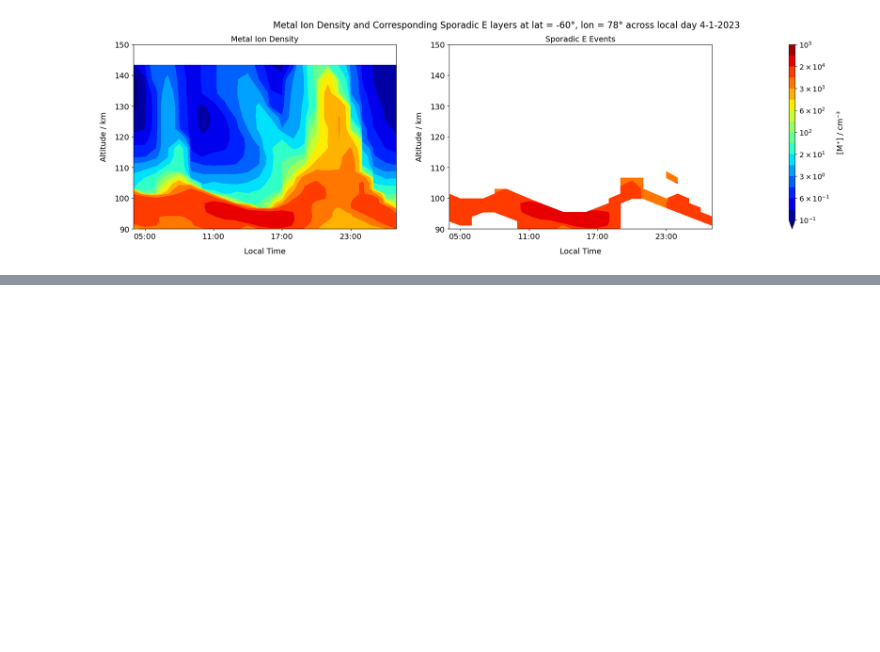
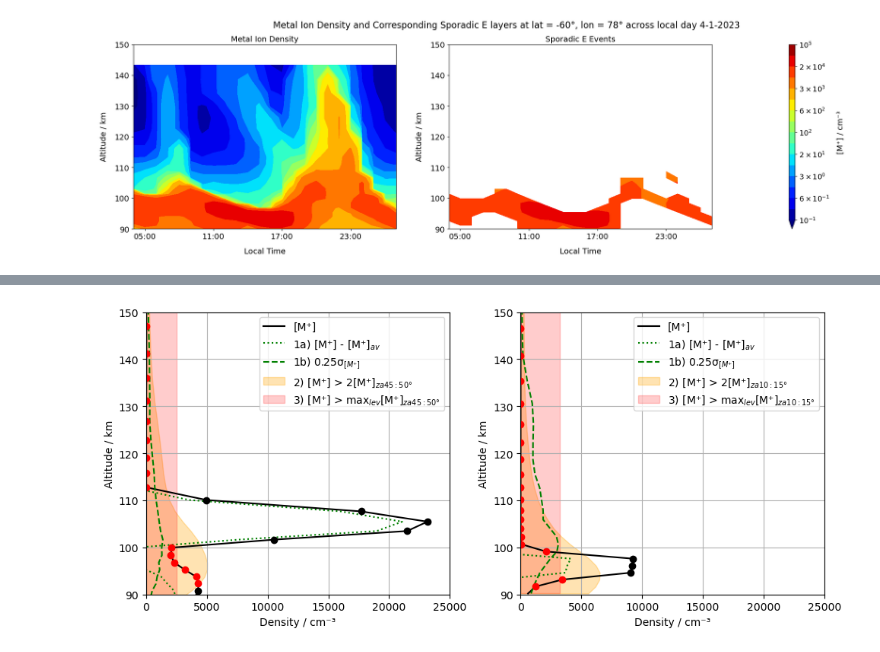
Before and after one commit to CharlieReyno/Sporadic-E-Project, a Jupyter notebook: WACCM_individual_plots.ipynb, the cells around one changed output, grey strips where cells are left out. Saved outputs shown, nothing was run; the diff lists cells and outputs as text; code cells hidden in the pictures; blank space fills up the shorter version.

```diff
--- a/WACCM_individual_plots.ipynb
+++ b/WACCM_individual_plots.ipynb
@@ -221,0 +975,78 @@ plt.show()
+# %%
+
+# Plotting code for the first subplot, 45-50' location
+fig, axes = plt.subplots(nrows=1, ncols=2, figsize=(10, 4.5))
+
+# First subplot ==============================================================================
+
+axes[0].plot(Mptdensns_sel2, alt_sel2, label='[M\u207A]', color='black')
+axes[0].plot((Mptdensns_sel2-Mptdens_nsavg_sel2), alt_sel2, color='green', linestyle='dotted', label='1a) [M\u207A] - [M\u207A]$_{av}$')
+axes[0].plot(0.25*Mptdens_nsstd_sel2, alt_sel2, color='green', linestyle='dashed', label='1b) 0.25\u03C3$_{[M\u207A]}$')
+
+axes[0].set_ylim(90, WACCM_UL)
+
+axes[0].set_xlim(0, 25000)
+
+# Shading under the line 3 * Mptdens_sel
+axes[0].fill_betweenx(alt_sel2, 0, 2 * Mptdens_sel2, color='orange', alpha=0.3, label=f'2) [M\u207A] > 2[M\u207A]$_{{za {int(intlat_sel2.values-2.5)}:{int(intlat_sel2.values+2.5)}\u00B0}}$')
+
+# Calculate maximum of Mptdens_sel over altitude
+max_Mptdens_sel = np.max(Mptdens_sel2)
+
+# Add a vertical line at the maximum value
+axes[0].fill_betweenx(alt_sel2, 0, max_Mptdens_sel, color='red', alpha=0.2, label=f'3) [M\u207A] > max$_{{lev}}$[M\u207A]$_{{za {int(intlat_sel2.values-2.5)}:{int(intlat_sel2.values+2.5)}\u00B0}}$')
+
+
+for i in range(len(alt_sel2) - 1):
+    if Mptdens_nsdiff_sel2[i] < 0.25*Mptdens_nsstd_sel2[i] or Mptdensns_sel2[i] < max_Mptdens_sel or Mptdensns_sel2[i] < 2 * Mptdens_sel2[i]:
+        axes[0].plot(Mptdensns_sel2[i], alt_sel2[i], 'ro')  # Plot red circles
+    else:
+        axes[0].plot(Mptdensns_sel2[i], alt_sel2[i], 'ko')  # Plot black circles
+
+axes[0].set_xlabel('Density / cm\u207B\u00B3')
+axes[0].set_ylabel('Altitude / km')
+
+axes[0].legend()
+axes[0].grid(True)
+
+# Second subplot, 10-15' location =============================================================================
+
+axes[1].plot(Mptdensns_sel1, alt_sel1, label='[M\u207A]', color='black')
+axes[1].plot((Mptdensns_sel1-Mptdens_nsavg_sel1), alt_sel1, color='green', linestyle='dotted', label='1a) [M\u207A] - [M\u207A]$_{av}$')
+axes[1].plot(0.25*Mptdens_nsstd_sel1, alt_sel1, color='green', linestyle='dashed', label='1b) 0.25\u03C3$_{[M\u207A]}$')
+
+axes[1].set_ylim(90, WACCM_UL)
+
+axes[1].set_xlim(0, 25000)
+
+# Shading under the line 3 * Mptdens_sel
+axes[1].fill_betweenx(alt_sel1, 0, 2 * Mptdens_sel1, color='orange', alpha=0.3, label=f'2) [M\u207A] > 2[M\u207A]$_{{za {int(intlat_sel1.values-2.5)}:{int(intlat_sel1.values+2.5)}\u00B0}}$')
+
+# Calculate maximum of Mptdens_sel over altitude
+max_Mptdens_sel = np.max(Mptdens_sel1)
+
+# Add a vertical line at the maximum value
+axes[1].fill_betweenx(alt_sel1, 0, max_Mptdens_sel, color='red', alpha=0.2, label=f'3) [M\u207A] > max$_{{lev}}$[M\u207A]$_{{za {int(intlat_sel1.values-2.5)}:{int(intlat_sel1.values+2.5)}\u00B0}}$')
+
+for i in range(len(alt_sel1) - 1):
+    if Mptdens_nsdiff_sel1[i] < 0.25*Mptdens_nsstd_sel1[i] or Mptdensns_sel1[i] < max_Mptdens_sel or Mptdensns_sel1[i] < 2 * Mptdens_sel1[i]:
+        axes[1].plot(Mptdensns_sel1[i], alt_sel1[i], 'ro')  # Plot red circles
+    else:
+        axes[1].plot(Mptdensns_sel1[i], alt_sel1[i], 'ko')  # Plot black circles
+
+axes[1].set_xlabel('Density / cm\u207B\u00B3')
+axes[1].set_ylabel('Altitude / km')
+
+axes[1].legend()
+axes[1].grid(True)
+
+
+# ============================================================================================
+plt.tight_layout()
+
+figname = f'{run_name}_Criteria_eg_Lat_{int(intlat_sel2.values-2.5)}-{int(intlat_sel2.values+2.5)}_and_{int(intlat_sel1.values-2.5)}-{int(intlat_sel1.values+2.5)}.png'
+# plt.savefig(f'./Figures/SMax/Combined/' + str(figname), dpi=400, bbox_inches='tight')
+
+plt.show()
+# %% [output]
+[figure, added]
```
Also changed, not shown: parts of 46 cells of this notebook.
